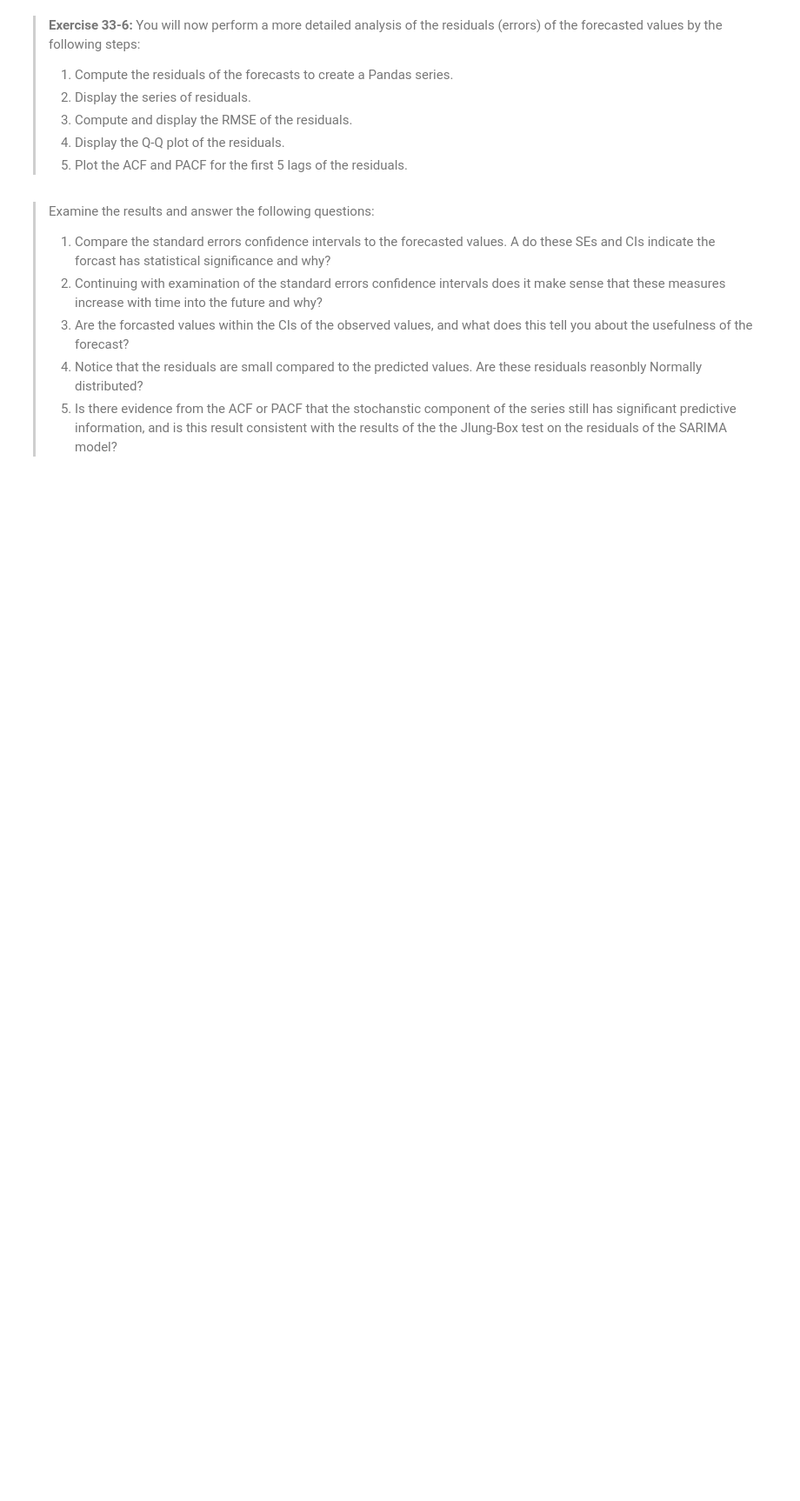
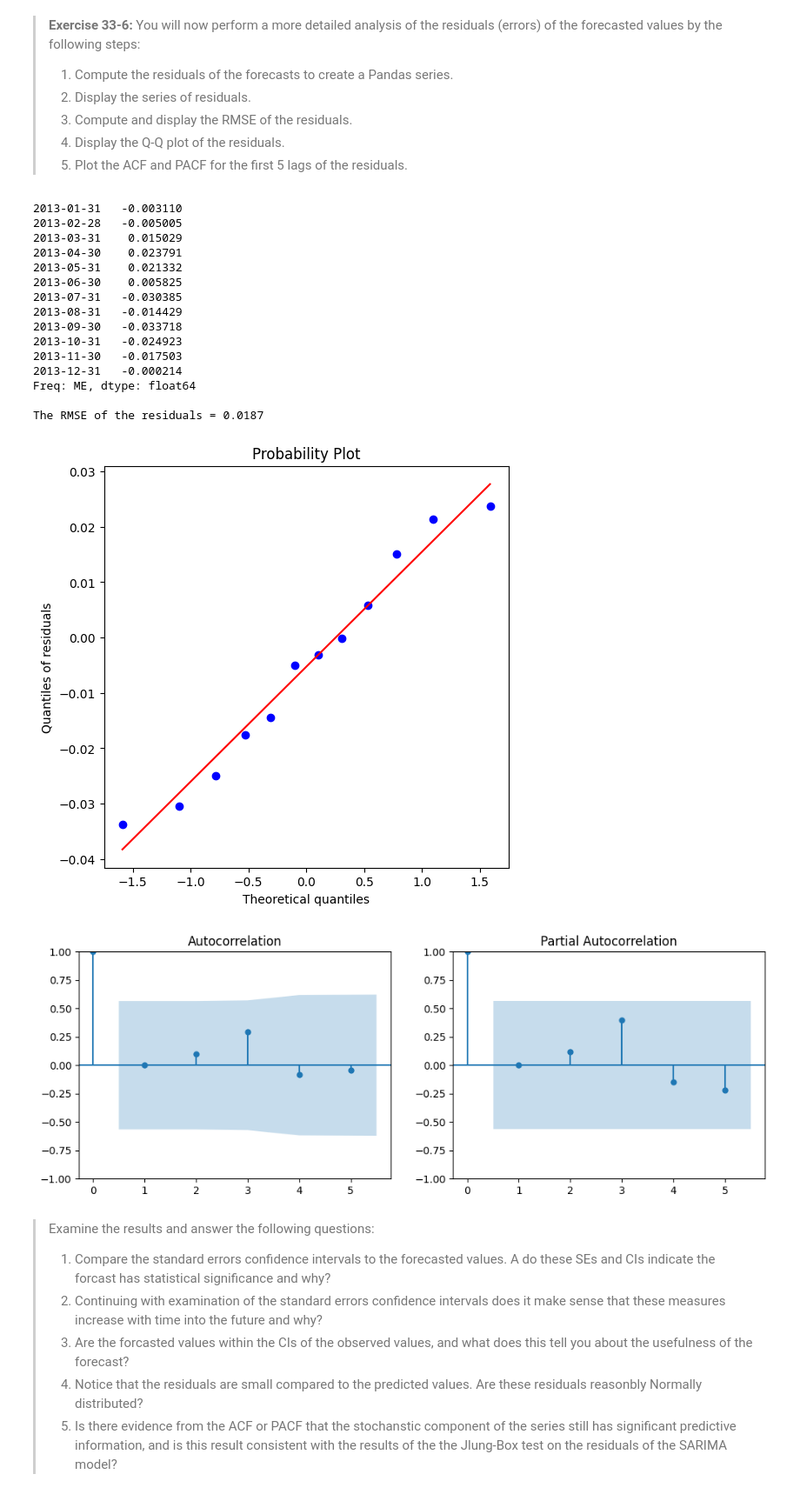
Before and after one commit to whendo/CSCI-E-83, a Jupyter notebook: Notebooks/33_Chapter33_TimeSeriesModels.ipynb, the cells around one changed output. Shown at 87% size. Drawn from its saved outputs; the diff is of its cells as text; code cells hidden in the pictures; blank space fills up the shorter version.

```diff
--- a/Notebooks/33_Chapter33_TimeSeriesModels.ipynb
+++ b/Notebooks/33_Chapter33_TimeSeriesModels.ipynb
@@ -687,0 +1046,6 @@ There are some significant non-zero lags in both the ACF and PACF, particularly
+# %%
+## Put your code below
+log_milk_prod = CA_dairy['Log_Milk_Prod']
+sarima_model = SARIMAX(log_milk_prod[:'2013-01-01'], order=(0,1,0), seasonal_order=(0,1,1,12)).fit()
+dairy_prediction = sarima_model.get_forecast(12, dynamic=True).summary_frame()
+dairy_prediction
@@ -725,3 +1103,32 @@ ax[1].set_xlabel('Date');
+# %%
+## Put your code below
+resid = CA_dairy.Log_Milk_Prod['2013-01-01':] - dairy_prediction['mean']
+rsme = np.round(np.std(resid), 4)
+print(resid)
+print('\nThe RMSE of the residuals = {}'.format(rsme))
+
+fig, ax = plt.subplots(nrows=1, ncols=1, figsize=(6, 6))
+_=ss.probplot(resid, plot = ax)
+plt.ylabel('Quantiles of residuals');
+auto_partial_corr_plot(residuals, lags=5)
+# %% [output]
+2013-01-31   -0.003110
+2013-02-28   -0.005005
+2013-03-31    0.015029
+2013-04-30    0.023791
+2013-05-31    0.021332
+2013-06-30    0.005825
+2013-07-31   -0.030385
+2013-08-31   -0.014429
+2013-09-30   -0.033718
+2013-10-31   -0.024923
+2013-11-30   -0.017503
+2013-12-31   -0.000214
+Freq: ME, dtype: float64
+
+The RMSE of the residuals = 0.0187
+[figure, added]
+[figure, added]
 # %% [markdown]
 > Examine the results and answer the following questions:
 > 1. Compare the standard errors confidence intervals to the forecasted values. A do these SEs and CIs indicate the forcast has statistical significance and why?
```
Also changed, not shown: parts of 57 cells of this notebook.
